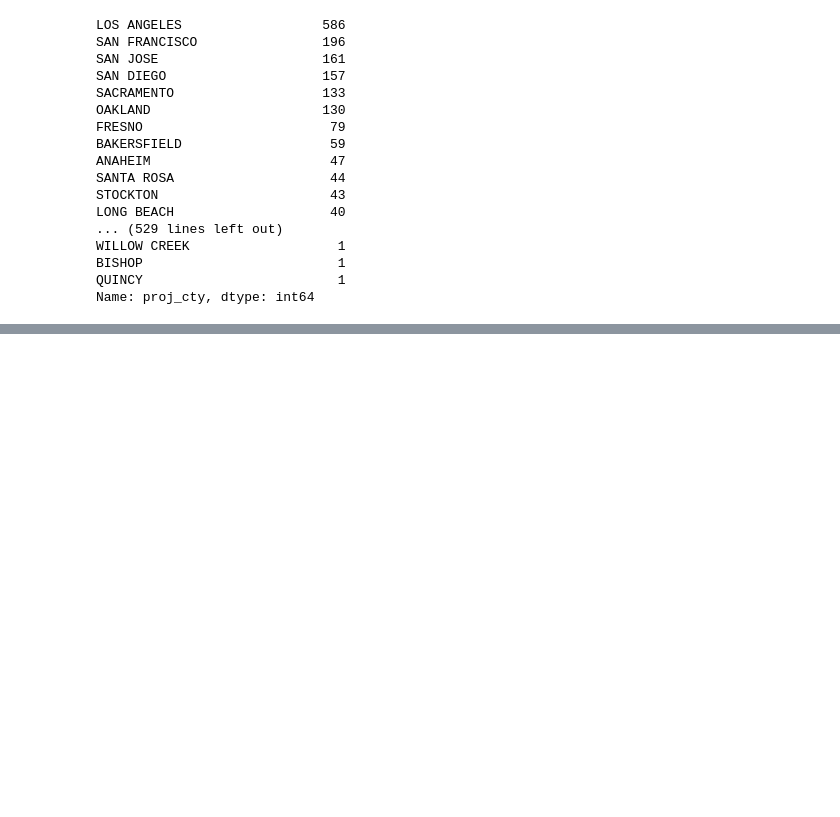
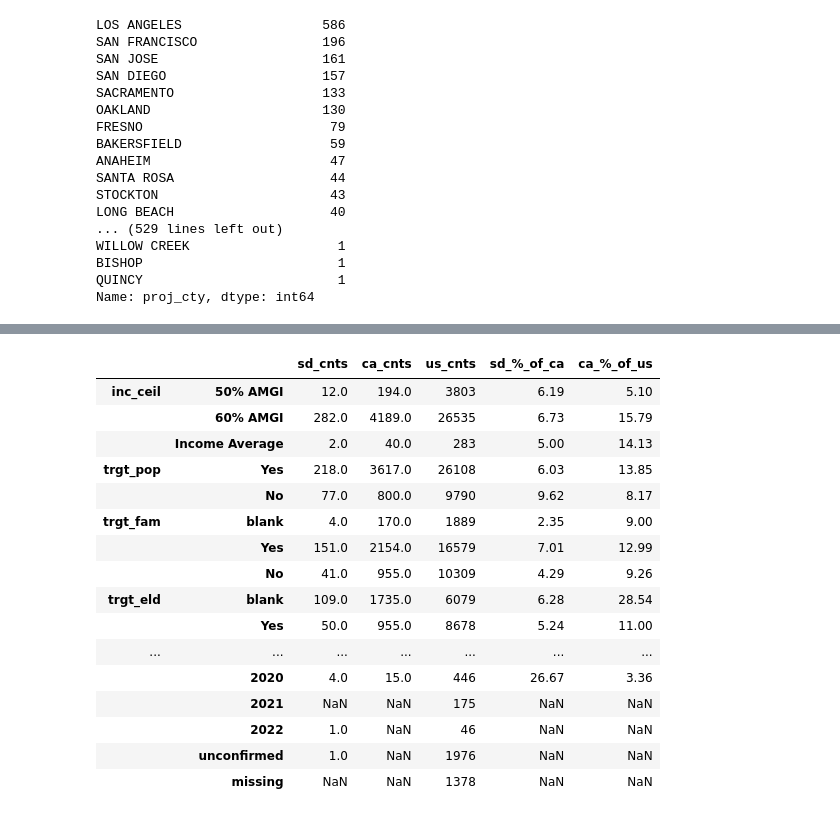
Before and after one commit to pndang/ULI-UCSD-H2H, a Jupyter notebook: LIHTC_analysis/lihtc-data-prep.ipynb, the cells around one changed output, grey strips where cells are left out. Saved outputs shown, nothing was run; the diff lists cells and outputs as text; code cells hidden in the pictures; blank space fills up the shorter version.

```diff
--- a/LIHTC_analysis/lihtc-data-prep.ipynb
+++ b/LIHTC_analysis/lihtc-data-prep.ipynb
@@ -153,0 +172,3 @@ Name: proj_cty, dtype: int64
+# %%
+# Turn 9s under inc_ceil to NaNs
+df['inc_ceil'] = df['inc_ceil'].replace(9, np.nan)
@@ -153,0 +295,58 @@ Name: proj_cty, dtype: int64
+# %%
+# Change variable categorical/ordinal numbering to real meaning
+
+incCeilMapping = {1: '50% AMGI', 2: '60% AMGI', 3: 'Income Average'}
+trgtMappings = {1: 'Yes', 2: 'No', 0: 'blank'}
+creditMappings = {1: '30% PV', 2: '70% PV', 3: "both", 4: 'TCEP only'}
+ddaMappings = {0: 'Not in DDA', 1: 'In Metro DDA', 2: 'In Non-Metro DDA', \
+    3: 'In Metro GO Zone DDA', 4: 'In Non-Metro GO Zone DDA'}
+constrTypeMappings = {1: 'New construction', 2: 'Acquisition and Rehab', \
+    3: 'Both NC and A/R', 4: 'Existing'}
+
+newOuterIndexes = []
+newInnerIndexes = []
+for pair in catTable.index:
+
+    if pair[0] == 'inc_ceil':
+        index = (pair[0], incCeilMapping[pair[1]])
+    elif 'trgt' in pair[0]:
+        index = (pair[0], trgtMappings[pair[1]])
+    elif pair[0] == 'credit':
+        index = (pair[0], creditMappings[pair[1]])
+    elif pair[0] == 'dda':
+        index = (pair[0], ddaMappings[pair[1]])
+    elif pair[0] == 'type':
+        index = (pair[0], constrTypeMappings[pair[1]])
+    else:
+        if pair[1] == 9999:
+            index = (pair[0], 'missing')
+        elif pair[1] == 8888:
+            index = (pair[0], 'unconfirmed')
+        else:
+            index = (pair[0], str(pair[1])[:4])
+
+    newOuterIndexes.append(index[0])
+    newInnerIndexes.append(index[1])
+
+catTable.index = [np.array(newOuterIndexes), np.array(newInnerIndexes)]
+# %%
+viewAll(True)
+catTable
+# %% [output]
+|  |  | sd_cnts | ca_cnts | us_cnts | sd_%_of_ca | ca_%_of_us |
+| inc_ceil | 50% AMGI | 12.0 | 194.0 | 3803 | 6.19 | 5.10 |
+|  | 60% AMGI | 282.0 | 4189.0 | 26535 | 6.73 | 15.79 |
+|  | Income Average | 2.0 | 40.0 | 283 | 5.00 | 14.13 |
+| trgt_pop | Yes | 218.0 | 3617.0 | 26108 | 6.03 | 13.85 |
+|  | No | 77.0 | 800.0 | 9790 | 9.62 | 8.17 |
+| trgt_fam | blank | 4.0 | 170.0 | 1889 | 2.35 | 9.00 |
+|  | Yes | 151.0 | 2154.0 | 16579 | 7.01 | 12.99 |
+|  | No | 41.0 | 955.0 | 10309 | 4.29 | 9.26 |
+| trgt_eld | blank | 109.0 | 1735.0 | 6079 | 6.28 | 28.54 |
+|  | Yes | 50.0 | 955.0 | 8678 | 5.24 | 11.00 |
+| ... | ... | ... | ... | ... | ... | ... |
+|  | 2020 | 4.0 | 15.0 | 446 | 26.67 | 3.36 |
+|  | 2021 | NaN | NaN | 175 | NaN | NaN |
+|  | 2022 | 1.0 | NaN | 46 | NaN | NaN |
+|  | unconfirmed | 1.0 | NaN | 1976 | NaN | NaN |
+|  | missing | NaN | NaN | 1378 | NaN | NaN |
```
Also changed, not shown: parts of 22 cells of this notebook.
